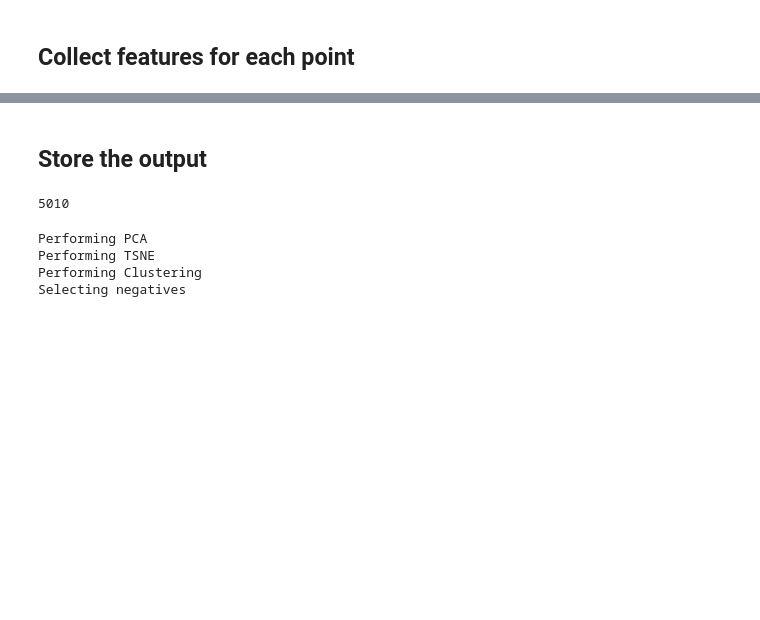
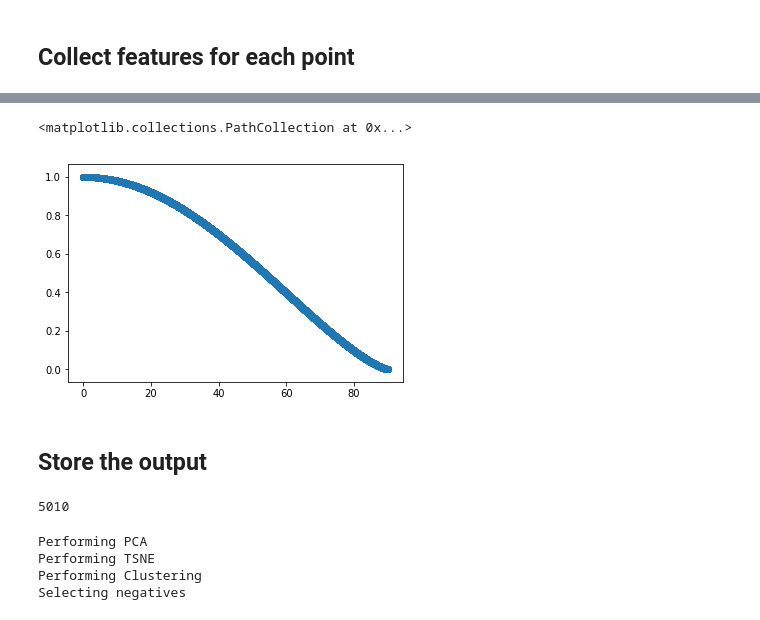
Before and after one commit to thiesgehrmann/JuSiPy_Asser, a Jupyter notebook: 1_pipeline_features.ipynb, the cells around one changed output, grey strips where cells are left out. Saved outputs shown, nothing was run; the diff lists cells and outputs as text; code cells hidden in the pictures; blank space fills up the shorter version.

```diff
--- a/1_pipeline_features.ipynb
+++ b/1_pipeline_features.ipynb
@@ -87,3 +93,9 @@ latlong_features = jusipy.latlong_features.get(all_points, A_latlong)
+# %%
+r = np.arange(0, 90, 1/1000)
+plt.scatter(r, ((np.cos(np.pi*(r/90))+1)/2)**(1/1.5))
+# %% [output]
+<matplotlib.collections.PathCollection at 0x...>
+[figure, added]
 # %% [markdown]
 ## Store the output
 # %%
```
Also changed, not shown: parts of 8 cells of this notebook, 2 other files.
